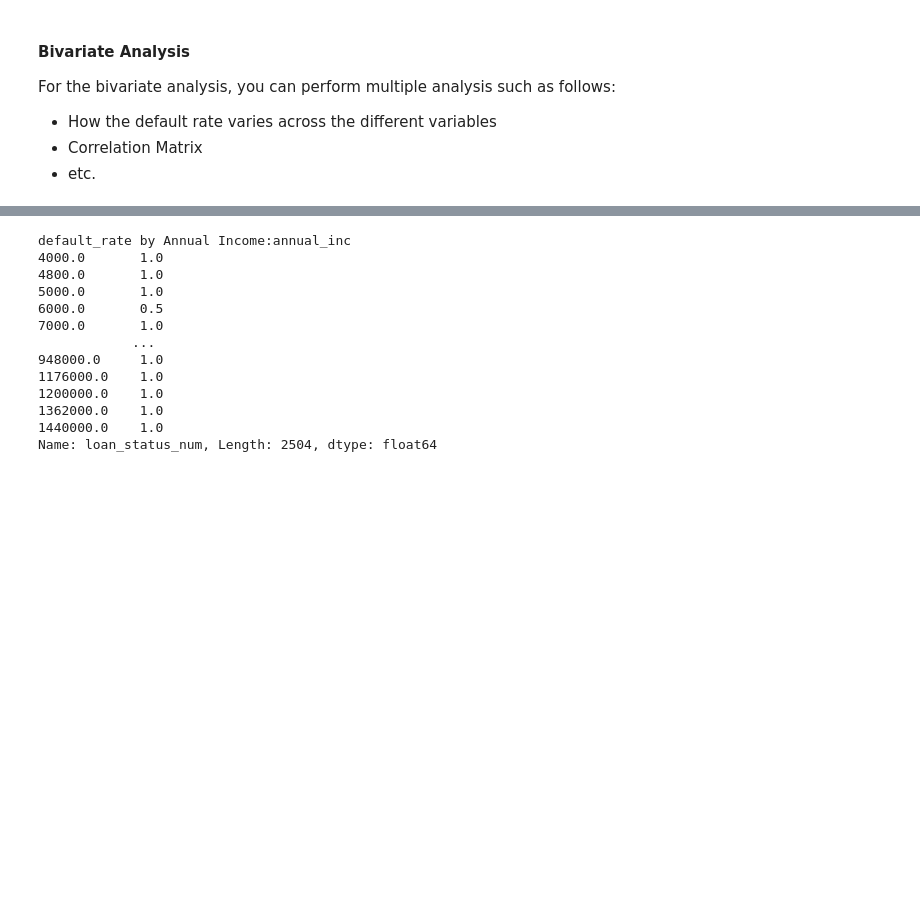
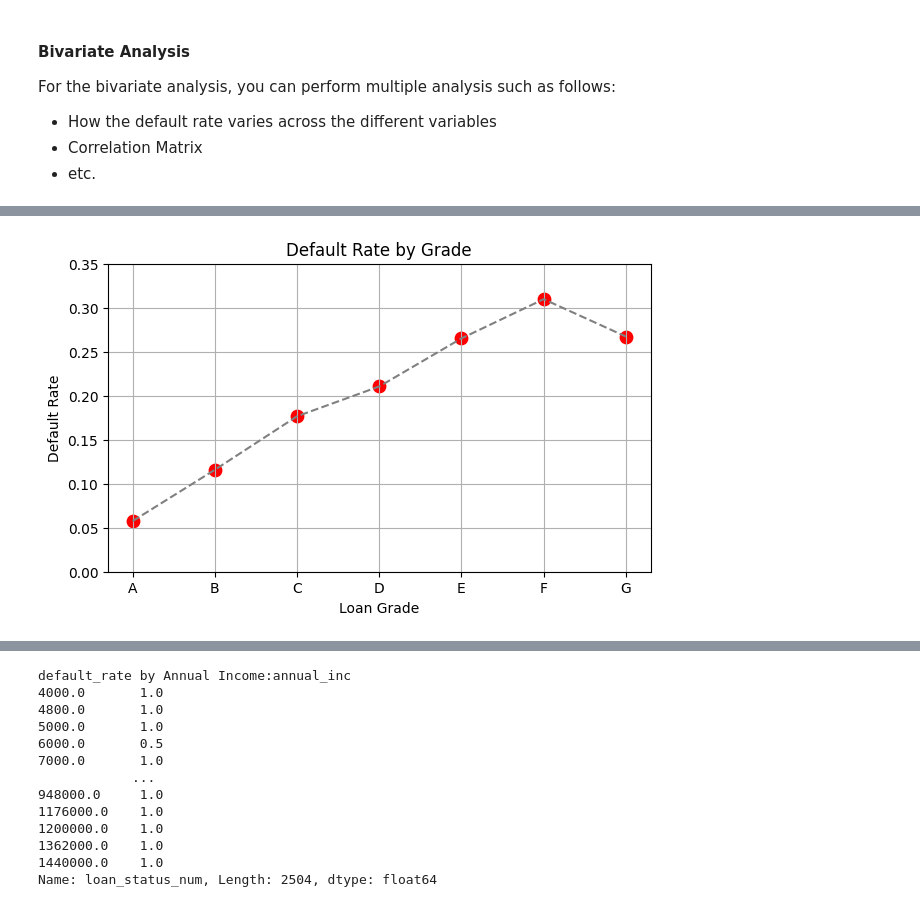
Before and after one commit to mkhallymysore/lending_club, a Jupyter notebook: Starter_Code_Loan_Approval_Lending_Club.ipynb, the cells around one changed output, grey strips where cells are left out. Cells and saved outputs as stored; diff of their text form; code cells hidden in the pictures; blank space fills up the shorter version.

```diff
--- a/Starter_Code_Loan_Approval_Lending_Club.ipynb
+++ b/Starter_Code_Loan_Approval_Lending_Club.ipynb
@@ -725,0 +740,28 @@ Name: loan_status_num, dtype: float64
+# %%
+import pandas as pd
+import matplotlib.pyplot as plt
+
+# Default rate data by grade (computed as 1 - repayment rate)
+data = {
+    'grade': ['A', 'B', 'C', 'D', 'E', 'F', 'G'],
+    'repayment_rate': [0.942423, 0.884132, 0.823337, 0.789474, 0.734842, 0.690289, 0.732759]
+}
+
+# Convert to DataFrame
+df_grade = pd.DataFrame(data)
+
+# Calculate default rate
+df_grade['default_rate'] = 1 - df_grade['repayment_rate']
+
+# Create scatter plot
+plt.figure(figsize=(7, 4))
+plt.scatter(df_grade['grade'], df_grade['default_rate'], color='red', s=80)
+plt.plot(df_grade['grade'], df_grade['default_rate'], linestyle='--', color='gray')
+plt.title('Default Rate by Grade')
+plt.xlabel('Loan Grade')
+plt.ylabel('Default Rate')
+plt.grid(True)
+plt.ylim(0, 0.35)
+plt.show()
+# %% [output]
+[figure, added]
```
Also changed, not shown: parts of 13 cells of this notebook.
